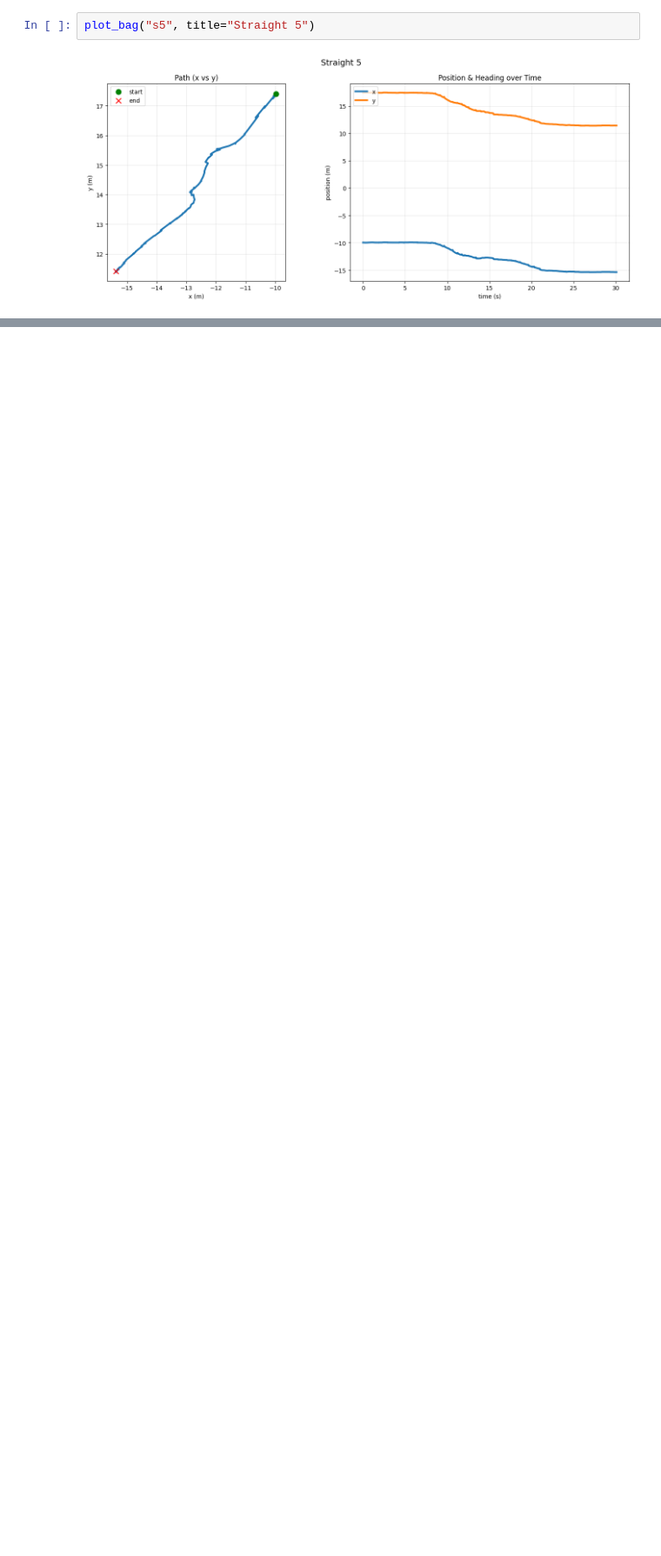
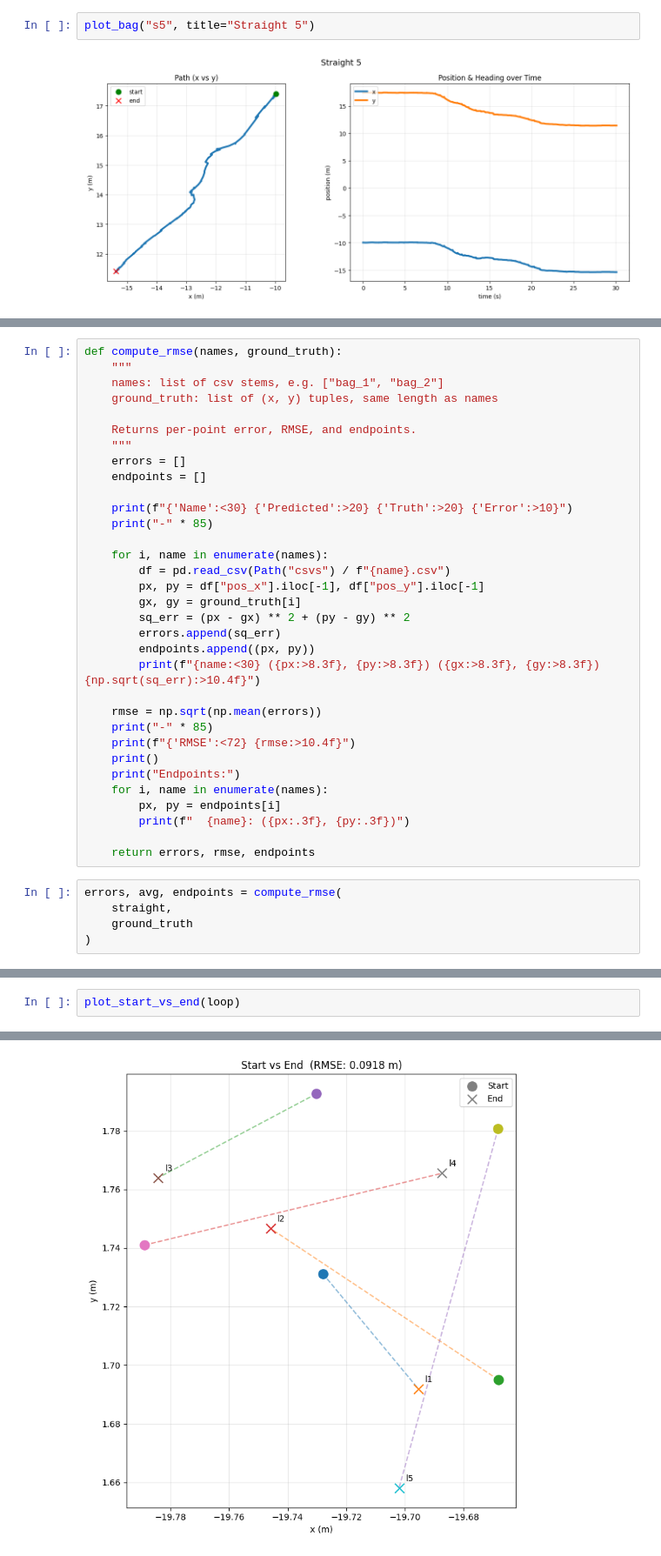
Before and after one commit to rss2026-4/lab5, a Jupyter notebook: data_processing/data_processing.ipynb, the cells around one changed output, grey strips where cells are left out. Shown at 87% size. Saved outputs shown, nothing was run; the diff lists cells and outputs as text; blank space fills up the shorter version.

```diff
--- a/data_processing/data_processing.ipynb
+++ b/data_processing/data_processing.ipynb
@@ -130,0 +179,38 @@ plot_bag("s5", title="Straight 5")
+# %%
+def compute_rmse(names, ground_truth):
+    """
+    names: list of csv stems, e.g. ["bag_1", "bag_2"]
+    ground_truth: list of (x, y) tuples, same length as names
+
+    Returns per-point error, RMSE, and endpoints.
+    """
+    errors = []
+    endpoints = []
+
+    print(f"{'Name':<30} {'Predicted':>20} {'Truth':>20} {'Error':>10}")
+    print("-" * 85)
+
+    for i, name in enumerate(names):
+        df = pd.read_csv(Path("csvs") / f"{name}.csv")
+        px, py = df["pos_x"].iloc[-1], df["pos_y"].iloc[-1]
+        gx, gy = ground_truth[i]
+        sq_err = (px - gx) ** 2 + (py - gy) ** 2
+        errors.append(sq_err)
+        endpoints.append((px, py))
+        print(f"{name:<30} ({px:>8.3f}, {py:>8.3f}) ({gx:>8.3f}, {gy:>8.3f}) {np.sqrt(sq_err):>10.4f}")
+
+    rmse = np.sqrt(np.mean(errors))
+    print("-" * 85)
+    print(f"{'RMSE':<72} {rmse:>10.4f}")
+    print()
+    print("Endpoints:")
+    for i, name in enumerate(names):
+        px, py = endpoints[i]
+        print(f"  {name}: ({px:.3f}, {py:.3f})")
+
+    return errors, rmse, endpoints
+# %%
+errors, avg, endpoints = compute_rmse(
+    straight,
+    ground_truth
+)
@@ -130,0 +278,3 @@ plot_bag("s5", title="Straight 5")
+# %%
+plot_start_vs_end(loop)
+# %% [output]
@@ -130,0 +290 @@ plot_bag("s5", title="Straight 5")
+[figure, added]
```
Also changed, not shown: parts of 7 cells of this notebook.
